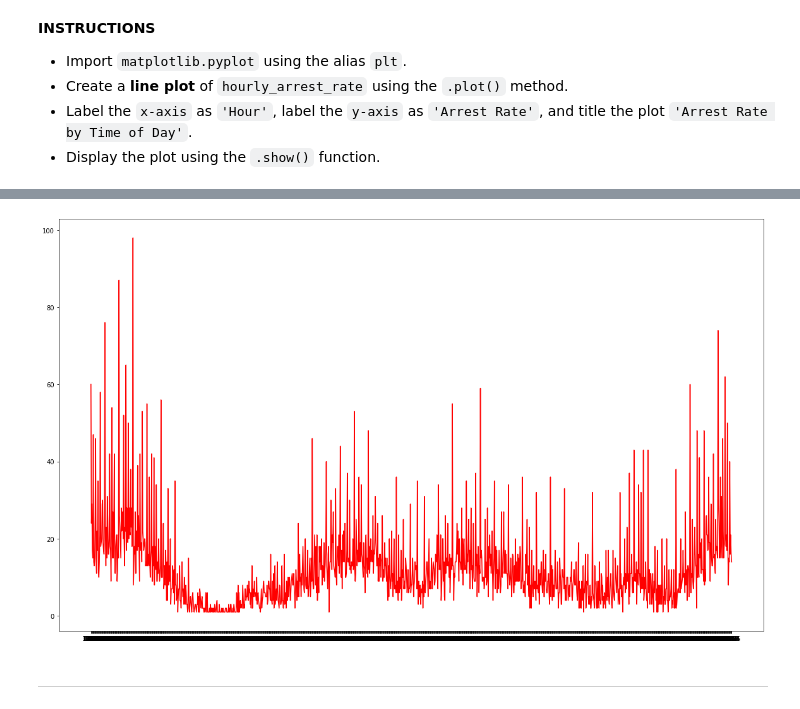
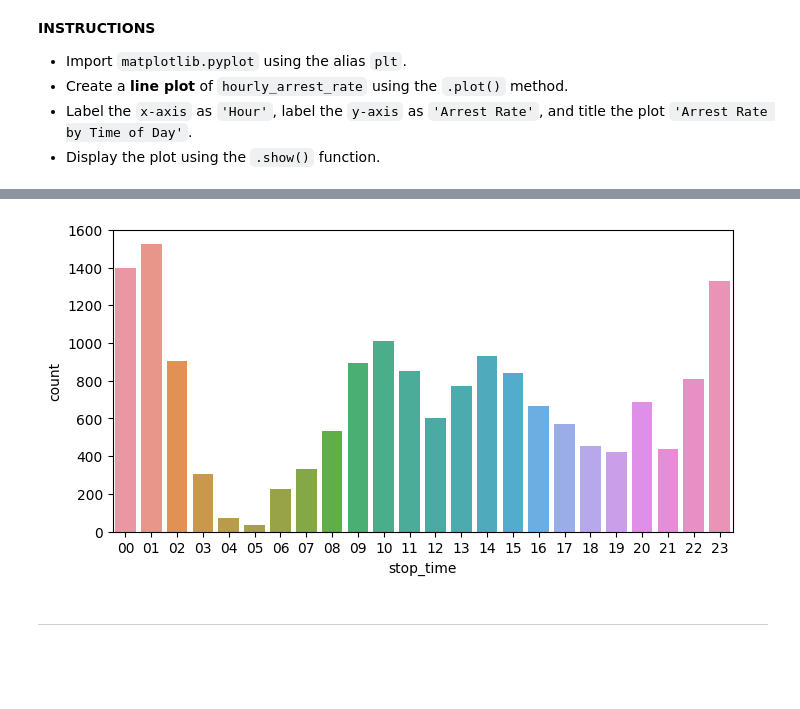
Before and after one commit to Ertugrul-Kurubal/Data-Analysis-With-Python-Projects, a Jupyter notebook: 03-Visual Exploratory Data Analysis (Student).ipynb, the cells around one changed output, grey strips where cells are left out. Drawn from its saved outputs; the diff is of its cells as text; code cells hidden in the pictures; blank space fills up the shorter version.

Commit message:
Visual Exploratory Graph Restore

```diff
--- a/03-Visual Exploratory Data Analysis (Student).ipynb
+++ b/03-Visual Exploratory Data Analysis (Student).ipynb
@@ -143,3 +143,6 @@ stop_time
 23:58    16
 23:59    14
 Name: stop_time, Length: 1373, dtype: int64
+# %%
+def dividestr (x):
+    return x.split()[0][0:2]
@@ -184,8 +198,8 @@ axes.hist(arrested_data["stop_time"].unique());
-# %%
-fig, axes = plt.subplots(figsize=(20,12))
-axes.plot(arrested_data["stop_time"].unique(), arrested_data.groupby("stop_time")["stop_time"].count(), "r" );
-# %% [output]
-[figure, removed]
+# %%
+plt.figure(figsize=(8,4),dpi=100)
+sns.countplot(arrested_data["stop_time"].map(dividestr).sort_values());
+# %% [output]
+[figure, added]
 # %% [markdown]
 ***
 # %% [markdown]
```
Also changed, not shown: parts of 2 cells of this notebook.
